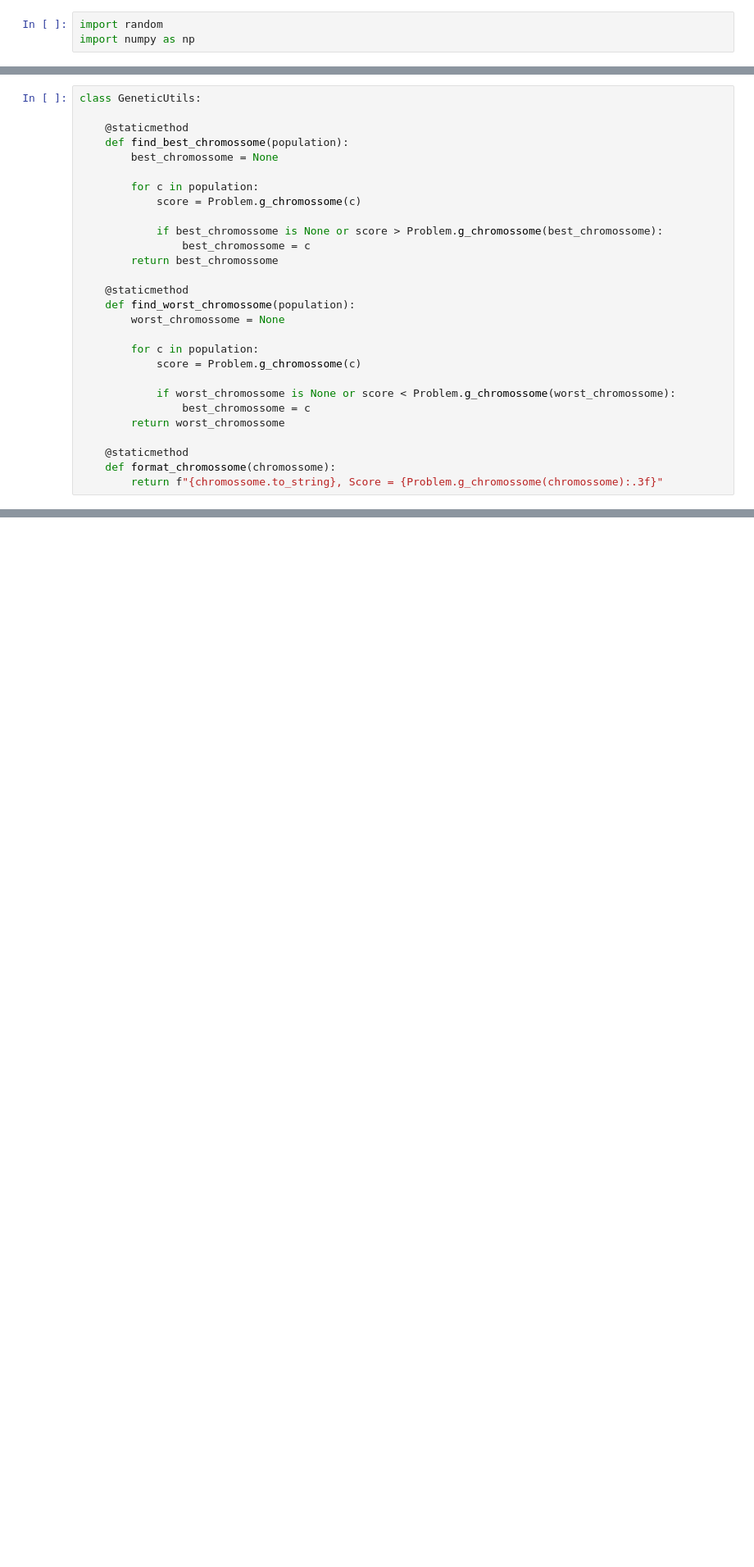
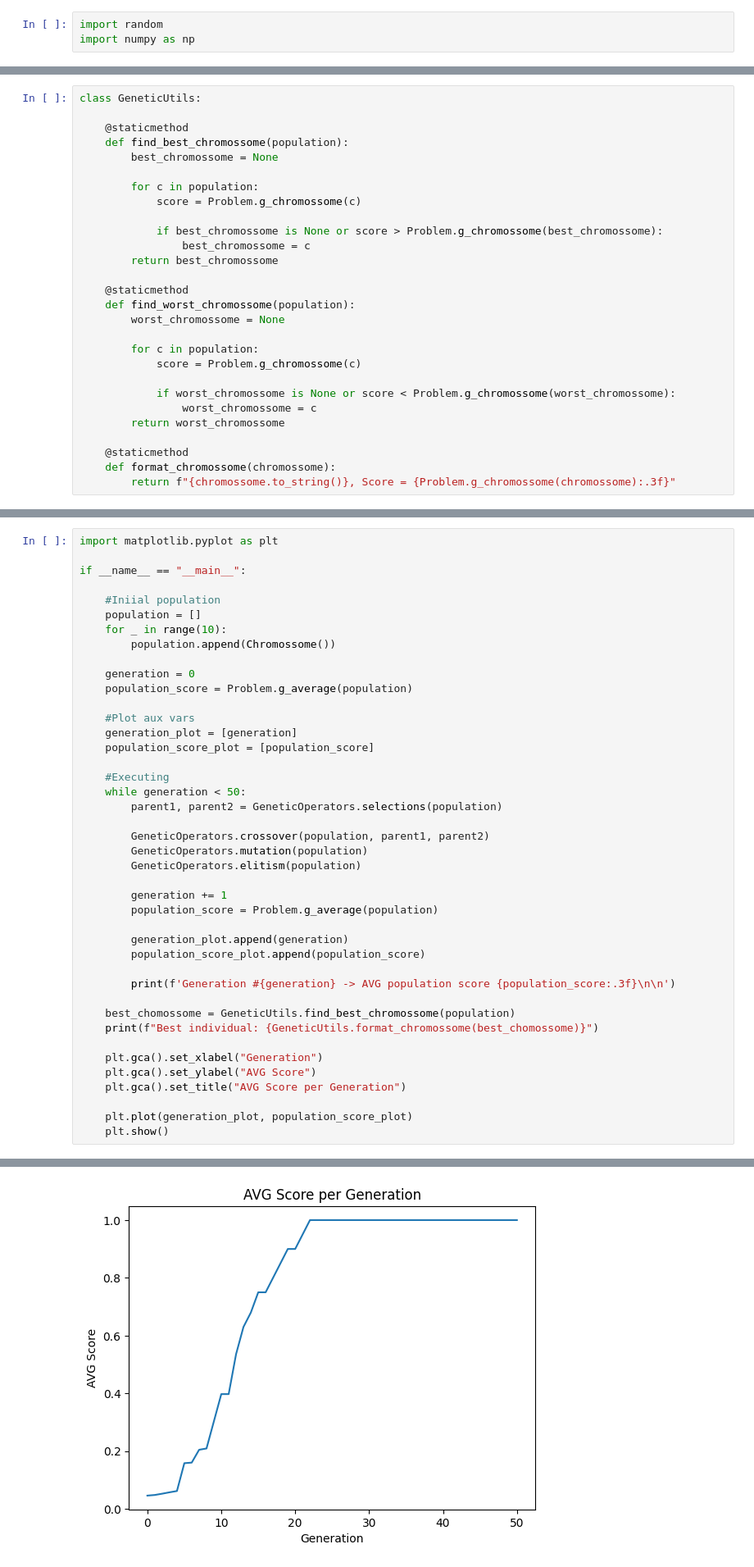
Before and after one commit to RaphaelRFreitas/IA_Study, a Jupyter notebook: Geneticos/MinimoClassico/GeneticoMin.ipynb, the cells around one changed output, grey strips where cells are left out. Shown: that part at 82% size. Drawn from its saved outputs; the diff is of its cells as text; blank space fills up the shorter version.

Commit message:
GeneticosAula2

```diff
--- a/Geneticos/MinimoClassico/GeneticoMin.ipynb
+++ b/Geneticos/MinimoClassico/GeneticoMin.ipynb
@@ -129,9 +129,9 @@ class GeneticUtils:
             score = Problem.g_chromossome(c)
 
             if worst_chromossome is None or score < Problem.g_chromossome(worst_chromossome):
-                best_chromossome = c
+                worst_chromossome = c
         return worst_chromossome
 
     @staticmethod
     def format_chromossome(chromossome):
-        return f"{chromossome.to_string}, Score = {Problem.g_chromossome(chromossome):.3f}"
+        return f"{chromossome.to_string()}, Score = {Problem.g_chromossome(chromossome):.3f}"
@@ -137,0 +209,43 @@ class GeneticUtils:
+# %%
+import matplotlib.pyplot as plt
+
+if __name__ == "__main__":
+
+    #Iniial population
+    population = []
+    for _ in range(10):
+        population.append(Chromossome())
+
+    generation = 0
+    population_score = Problem.g_average(population)
+
+    #Plot aux vars
+    generation_plot = [generation]
+    population_score_plot = [population_score]
+
+    #Executing
+    while generation < 50:
+        parent1, parent2 = GeneticOperators.selections(population)
+
+        GeneticOperators.crossover(population, parent1, parent2)
+        GeneticOperators.mutation(population)
+        GeneticOperators.elitism(population)
+
+        generation += 1
+        population_score = Problem.g_average(population)
+
+        generation_plot.append(generation)
+        population_score_plot.append(population_score)
+
+        print(f'Generation #{generation} -> AVG population score {population_score:.3f}\n\n')
+
+    best_chomossome = GeneticUtils.find_best_chromossome(population)
+    print(f"Best individual: {GeneticUtils.format_chromossome(best_chomossome)}")
+
+    plt.gca().set_xlabel("Generation")
+    plt.gca().set_ylabel("AVG Score")
+    plt.gca().set_title("AVG Score per Generation")
+
+    plt.plot(generation_plot, population_score_plot)
+    plt.show()
+# %% [output]
@@ -137,0 +269 @@ class GeneticUtils:
+[figure, added]
```
Also changed, not shown: parts of 2 cells of this notebook.
